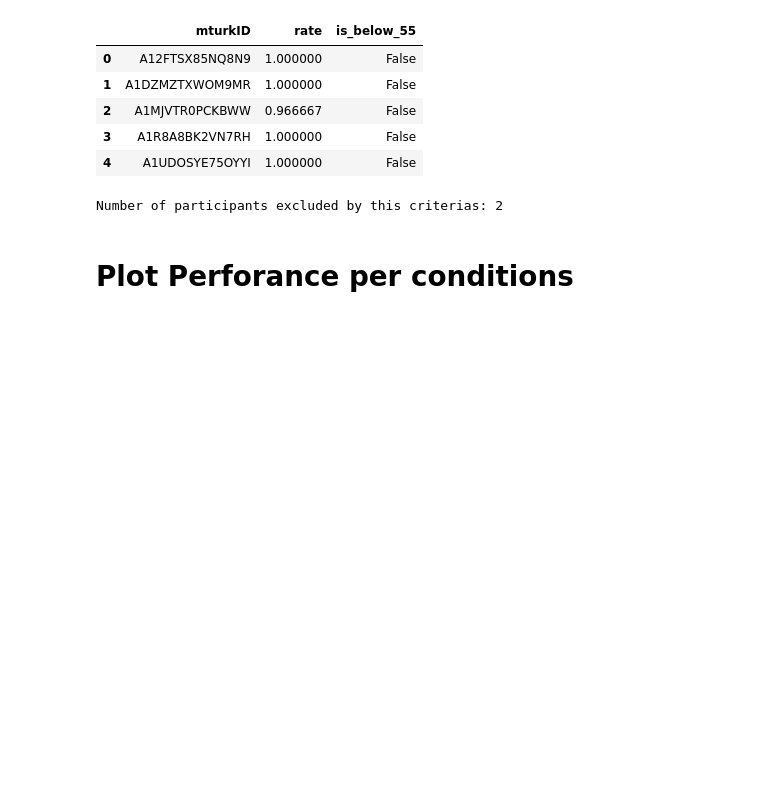
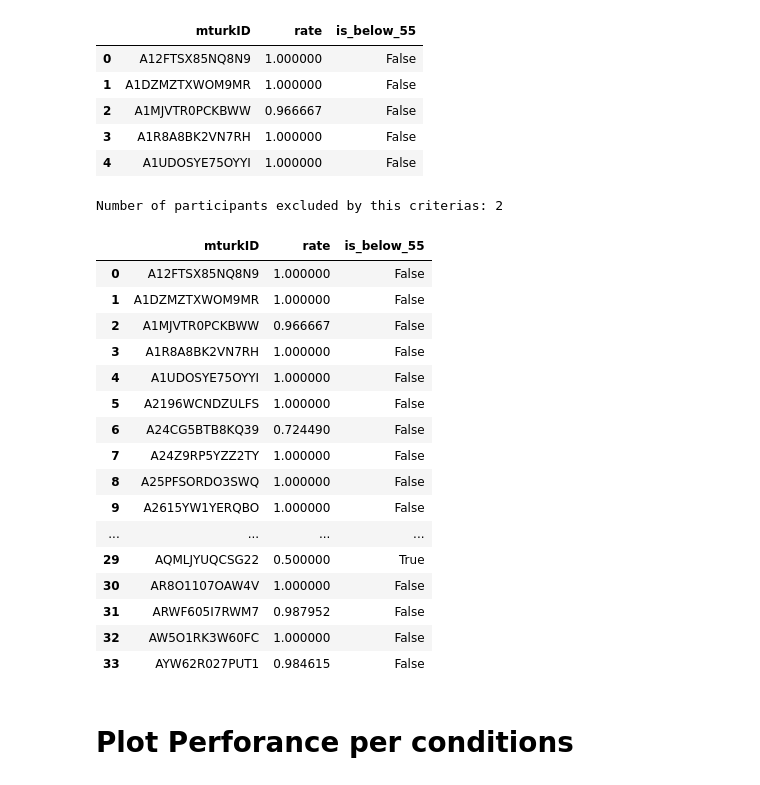
Before and after one commit to Sepsad/Interindividual-differences-in-Learning-to-Act-or-Avoid, a Jupyter notebook: Second_session.ipynb, the cells around one changed output. Cells and saved outputs as stored; diff of their text form; code cells hidden in the pictures; blank space fills up the shorter version.

Commit message:
Questionnaire Data cleaning + Second Hypothesis test

```diff
--- a/Second_session.ipynb
+++ b/Second_session.ipynb
@@ -87,6 +87,26 @@ second_session_clean_data = second_session_clean_data[second_session_clean_data.
 print("Number of participants excluded by this criterias:", len(non_accurate_IDs))
 # %% [output]
 Number of participants excluded by this criterias: 2
+# %%
+accuracy_data
+# %% [output]
+|  | mturkID | rate | is_below_55 |
+| 0 | A12FTSX85NQ8N9 | 1.000000 | False |
+| 1 | A1DZMZTXWOM9MR | 1.000000 | False |
+| 2 | A1MJVTR0PCKBWW | 0.966667 | False |
+| 3 | A1R8A8BK2VN7RH | 1.000000 | False |
+| 4 | A1UDOSYE75OYYI | 1.000000 | False |
+| 5 | A2196WCNDZULFS | 1.000000 | False |
+| 6 | A24CG5BTB8KQ39 | 0.724490 | False |
+| 7 | A24Z9RP5YZZ2TY | 1.000000 | False |
+| 8 | A25PFSORDO3SWQ | 1.000000 | False |
+| 9 | A2615YW1YERQBO | 1.000000 | False |
+| ... | ... | ... | ... |
+| 29 | AQMLJYUQCSG22 | 0.500000 | True |
+| 30 | AR8O1107OAW4V | 1.000000 | False |
+| 31 | ARWF605I7RWM7 | 0.987952 | False |
+| 32 | AW5O1RK3W60FC | 1.000000 | False |
+| 33 | AYW62R027PUT1 | 0.984615 | False |
 # %% [markdown]
 # Plot Perforance per conditions
 # %%
```
Also changed, not shown: parts of 3 cells of this notebook, 3 other files.
